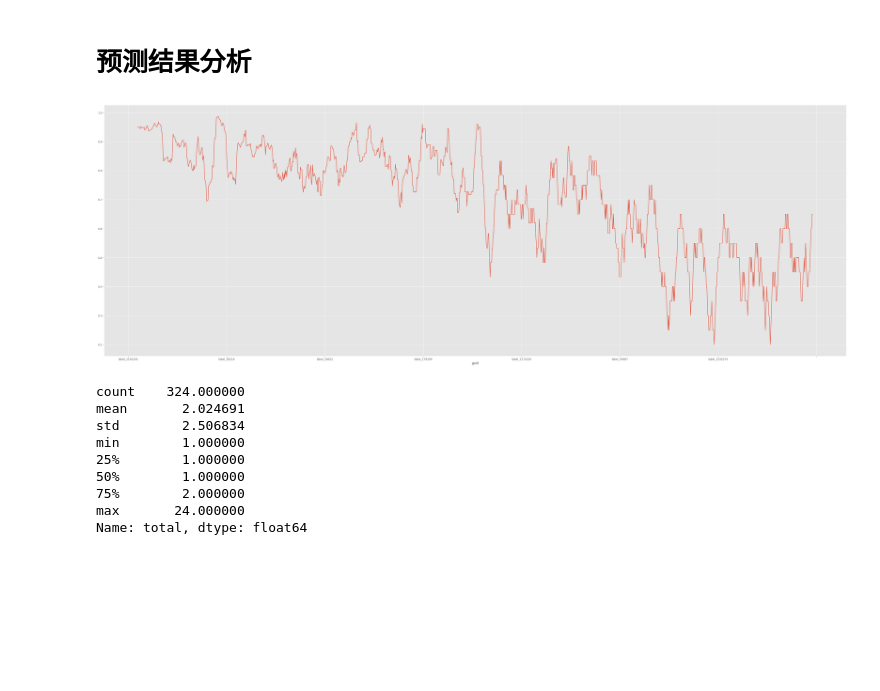
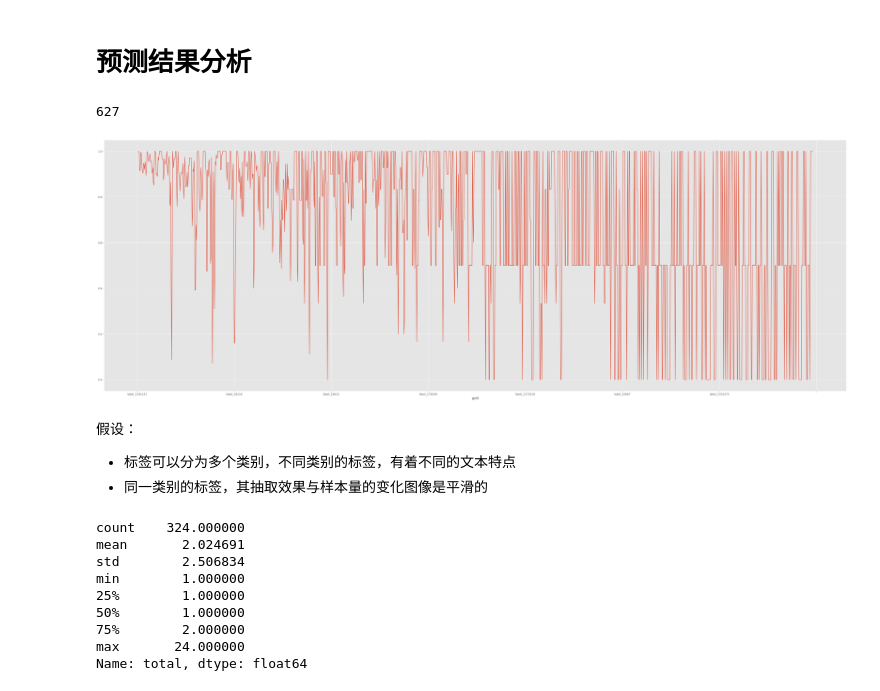
Before and after one commit to 1170500820/RM2023, a Jupyter notebook: process.ipynb, the cells around one changed output. Cells and saved outputs as stored; diff of their text form; code cells hidden in the pictures; blank space fills up the shorter version.

```diff
--- a/process.ipynb
+++ b/process.ipynb
@@ -396,6 +388,6 @@ vocabulary_idx = json.load(open('temp_data/vocabulary_idx.json', 'r', encoding='
 label_vocabulary = json.load(open('temp_data/label_vocabulary.json', 'r', encoding='utf-8'))
 label_vocabulary_idx = json.load(open('temp_data/label_vocabulary_idx.json', 'r', encoding='utf-8'))
 # %%
-word_in_imp = word_in / np.expand_dims(label_count, 0)
+word_in_imp = word_in_label / np.expand_dims(label_count, 0)
 # %%
 temp = (77314 - np.array(label_count)) / len(label_count)
@@ -403,4 +399,4 @@ word_not_imp = word_not / np.expand_dims(temp, 0)
 # %%
-word_imp = (word_in_imp > 0.999)
+word_imp = (word_in_imp > 0.99)
 word_imp.sum()
 # %% [output]
@@ -462,6 +462,10 @@ for e1, e2 in zip(pred_result.values(), origin_data):
         'text': e2['text'],
     })
 predicts = pd.DataFrame(predicts)
+# %%
+predicts['pred'].apply(lambda x: len(x) == 0).sum()
+# %% [output]
+627
 # %%
 predicts['total'] = predicts.apply(lambda x: len(x['gold']), axis=1)
 predicts['predicted'] = predicts.apply(lambda x: len(x['pred']), axis=1)
@@ -476,10 +480,14 @@ grouped_pred['recall'] = grouped_pred.apply(lambda x: x['correct'] / x['total'],
 grouped_pred['f1_score'] = grouped_pred.apply(lambda x: (2 * x['precision'] * x['recall']) / (x['precision'] + x['recall']) if (x['precision'] + x['recall']) != 0 else 0, axis=1)
 # %%
 f1_scores = grouped_pred.sort_values(by='total', ascending=False)['f1_score']
-f1_scores.rolling(20).mean().plot(figsize=(50, 17))
+f1_scores.rolling(2).mean().plot(figsize=(50, 17))
 plt.show()
 # %% [output]
-[figure, old version]
+[figure, new version]
+# %% [markdown]
+假设：
+- 标签可以分为多个类别，不同类别的标签，有着不同的文本特点
+- 同一类别的标签，其抽取效果与样本量的变化图像是平滑的
 # %%
 grouped_pred[grouped_pred['f1_score'] <= 0]['total'].describe()
 # %% [output]
```
Also changed, not shown: parts of 18 cells of this notebook, 2 other files.
